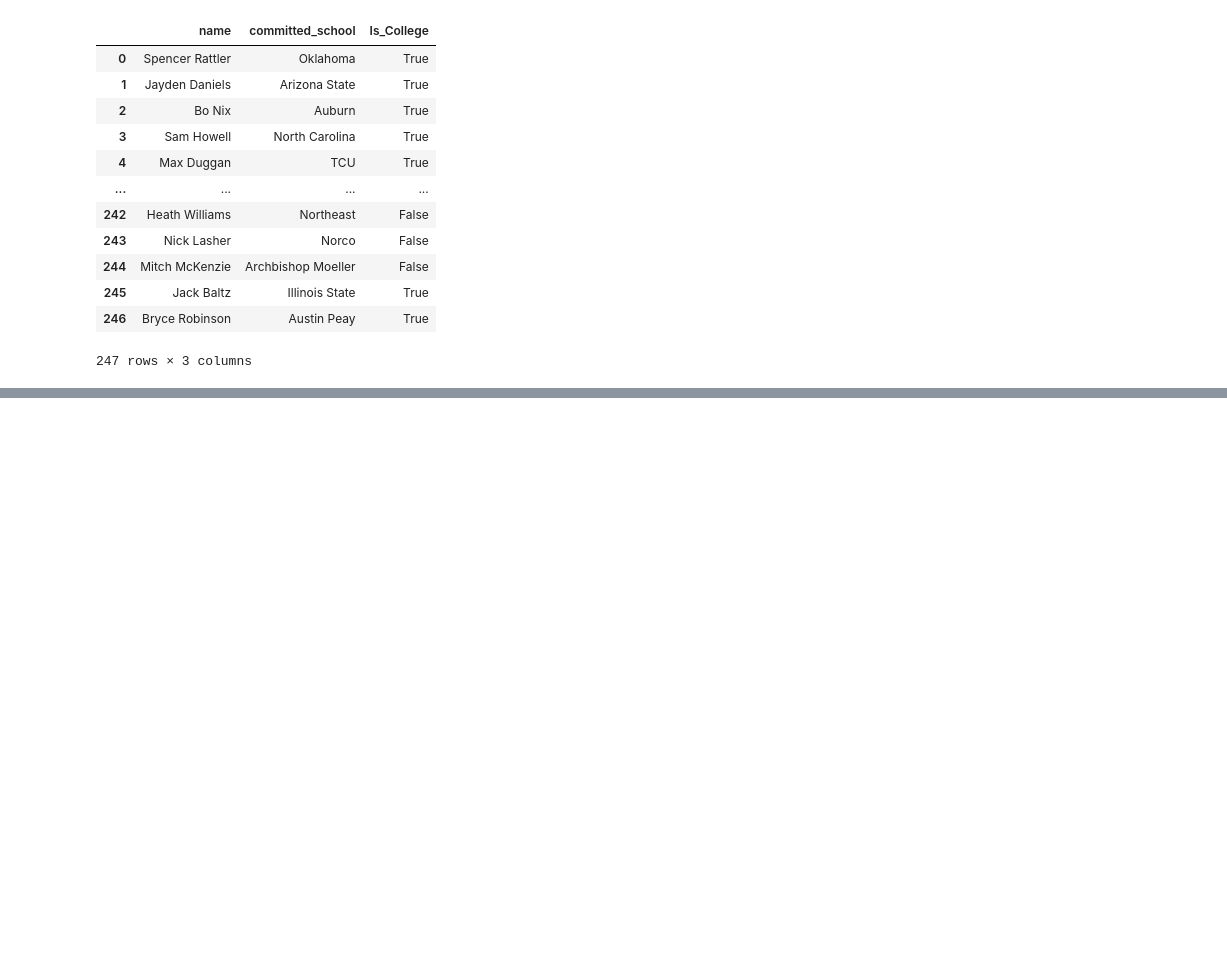
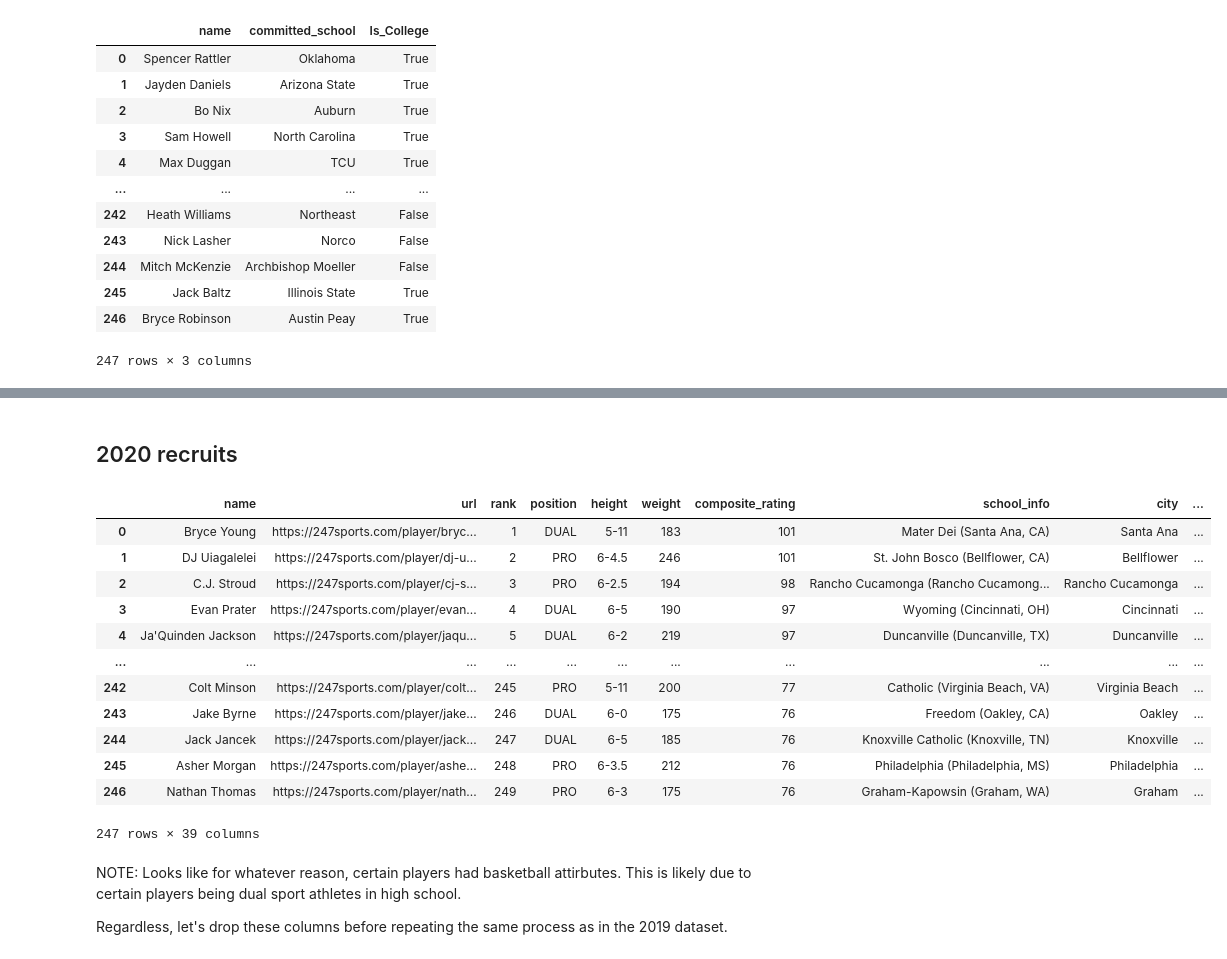
Before and after one commit to AJH456/Predicting_College_Football_Quarterback_Success, a Jupyter notebook: Code/Data_Cleaning.ipynb, the cells around one changed output, grey strips where cells are left out. Saved outputs shown, nothing was run; the diff lists cells and outputs as text; code cells hidden in the pictures; blank space fills up the shorter version.

```diff
--- a/Code/Data_Cleaning.ipynb
+++ b/Code/Data_Cleaning.ipynb
@@ -290,0 +352,23 @@ As seen above, looks like most of these are simply players that did not get a la
+# %% [markdown]
+## 2020 recruits
+# %%
+# Look at the 2020 data
+recruits_2020
+# %% [output]
+|  | name | url | rank | position | height | weight | composite_rating | school_info | city | ... |
+| 0 | Bryce Young | https://247sports.com/player/bryc... | 1 | DUAL | 5-11 | 183 | 101 | Mater Dei (Santa Ana, CA) | Santa Ana | ... |
+| 1 | DJ Uiagalelei | https://247sports.com/player/dj-u... | 2 | PRO | 6-4.5 | 246 | 101 | St. John Bosco (Bellflower, CA) | Bellflower | ... |
+| 2 | C.J. Stroud | https://247sports.com/player/cj-s... | 3 | PRO | 6-2.5 | 194 | 98 | Rancho Cucamonga (Rancho Cucamong... | Rancho Cucamonga | ... |
+| 3 | Evan Prater | https://247sports.com/player/evan... | 4 | DUAL | 6-5 | 190 | 97 | Wyoming (Cincinnati, OH) | Cincinnati | ... |
+| 4 | Ja'Quinden Jackson | https://247sports.com/player/jaqu... | 5 | DUAL | 6-2 | 219 | 97 | Duncanville (Duncanville, TX) | Duncanville | ... |
+| ... | ... | ... | ... | ... | ... | ... | ... | ... | ... | ... |
+| 242 | Colt Minson | https://247sports.com/player/colt... | 245 | PRO | 5-11 | 200 | 77 | Catholic (Virginia Beach, VA) | Virginia Beach | ... |
+| 243 | Jake Byrne | https://247sports.com/player/jake... | 246 | DUAL | 6-0 | 175 | 76 | Freedom (Oakley, CA) | Oakley | ... |
+| 244 | Jack Jancek | https://247sports.com/player/jack... | 247 | DUAL | 6-5 | 185 | 76 | Knoxville Catholic (Knoxville, TN) | Knoxville | ... |
+| 245 | Asher Morgan | https://247sports.com/player/ashe... | 248 | PRO | 6-3.5 | 212 | 76 | Philadelphia (Philadelphia, MS) | Philadelphia | ... |
+| 246 | Nathan Thomas | https://247sports.com/player/nath... | 249 | PRO | 6-3 | 175 | 76 | Graham-Kapowsin (Graham, WA) | Graham | ... |
+247 rows × 39 columns
+# %% [markdown]
+NOTE: Looks like for whatever reason, certain players had basketball attirbutes. This is likely due to certain players being dual sport athletes in high school.
+
+Regardless, let's drop these columns before repeating the same process as in the 2019 dataset.
```
Also changed, not shown: parts of 11 cells of this notebook.
